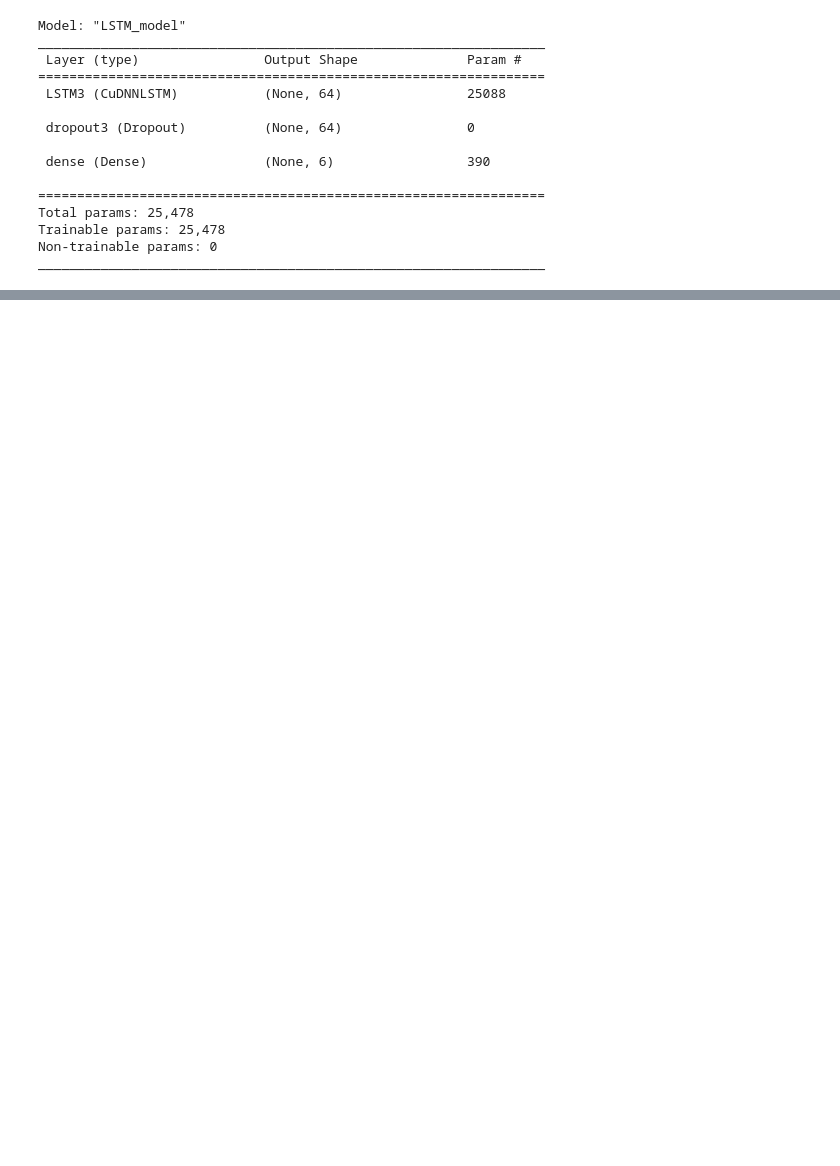
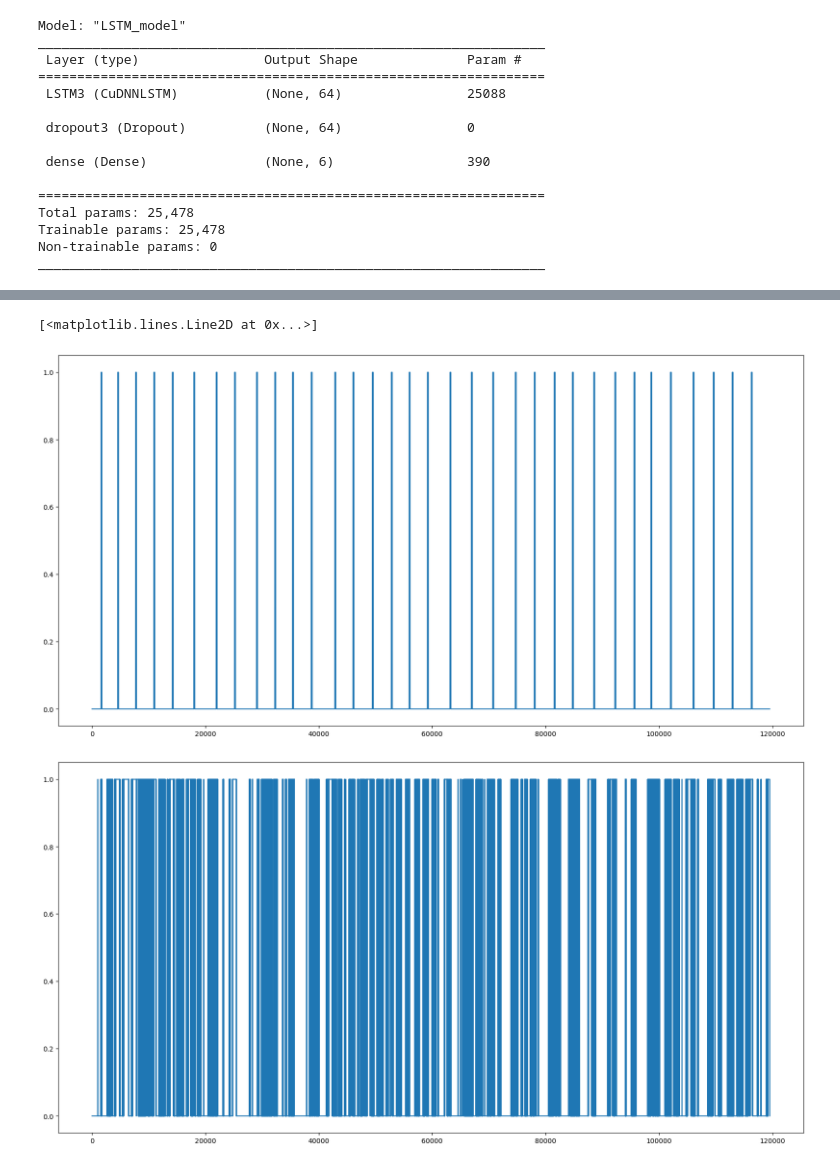
Before and after one commit to tuankhoin/MCEN90048-EEG-Grasp-and-Lift-Detection, a Jupyter notebook: Sean_LSTM.ipynb, the cells around one changed output, grey strips where cells are left out. Cells and saved outputs as stored; diff of their text form; code cells hidden in the pictures; blank space fills up the shorter version.

```diff
--- a/Sean_LSTM.ipynb
+++ b/Sean_LSTM.ipynb
@@ -202,0 +253,20 @@ print(x_test_data_series[0].shape)
+# %%
+# plt.plot(np.round(y_pred[:,1]))
+
+# print(y_pred.shape)
+# print(y_test_data_series[0].shape)
+
+np.sum(np.sum(y_pred[0][0:1000],0))
+# plot y_test_data_series[0] with figure size of 20,10
+plt.figure(figsize=(20,10))
+plt.plot(y_test_data_series[0][:,0])
+plt.figure(figsize=(20,10))
+plt.plot(np.where(y_pred[0][:,0] > 0.99, 1, 0))
+# plt.plot(y_pred[0][:,3])
+
+
+# need to train some more on the 0s
+# %% [output]
+[<matplotlib.lines.Line2D at 0x...>]
+[figure, added]
+[figure, added]
```
Also changed, not shown: parts of 19 cells of this notebook.
